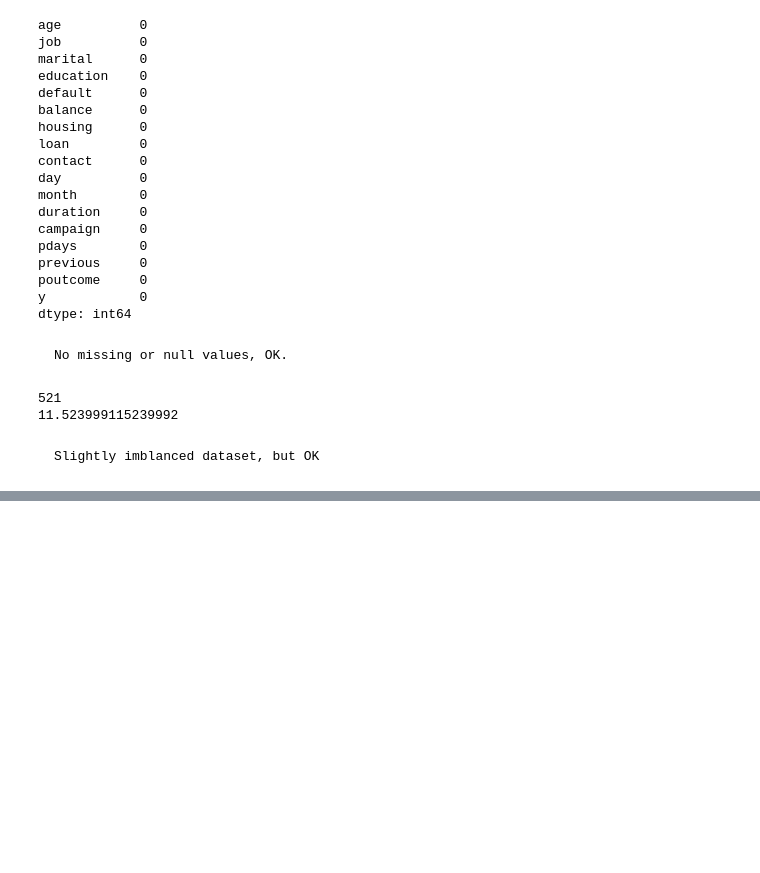
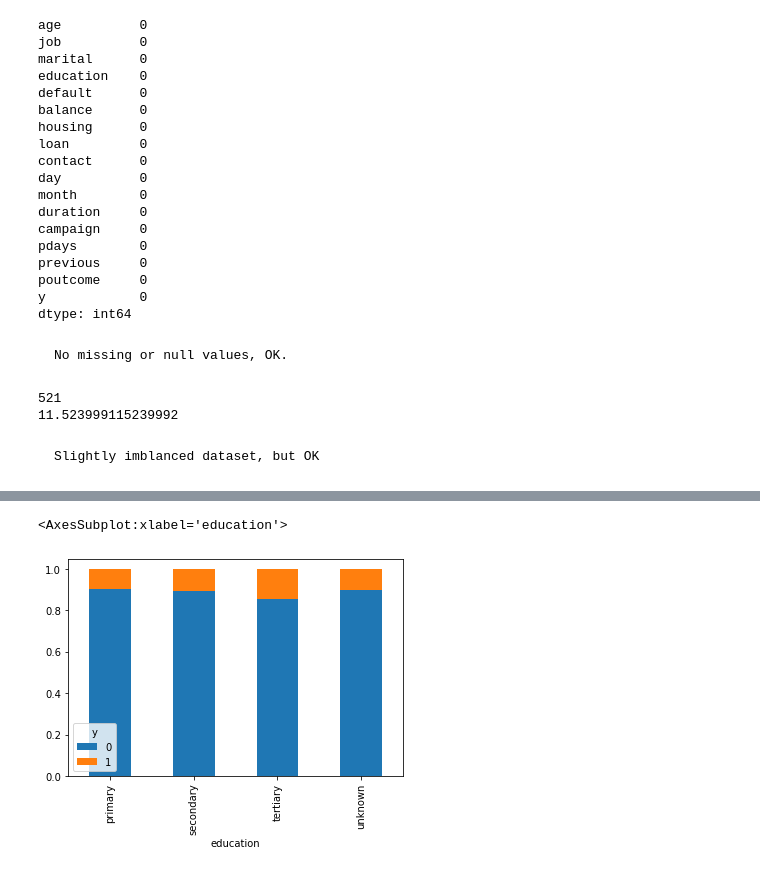
Before and after one commit to katie-hu/Bank_Marketing, a Jupyter notebook: ADS505-final-project-DDY.ipynb, the cells around one changed output, grey strips where cells are left out. Saved outputs shown, nothing was run; the diff lists cells and outputs as text; code cells hidden in the pictures; blank space fills up the shorter version.

```diff
--- a/ADS505-final-project-DDY.ipynb
+++ b/ADS505-final-project-DDY.ipynb
@@ -572,0 +179,7 @@ bank_df
+# %%
+crosstab_education = pd.crosstab(bank['education'], bank['y'])
+crosstab_education_norm = crosstab_education.div(crosstab_education.sum(axis=1), axis = 0)
+crosstab_education_norm.plot(kind='bar', stacked = True)
+# %% [output]
+<AxesSubplot:xlabel='education'>
+[figure, added]
```
Also changed, not shown: parts of 109 cells of this notebook.
